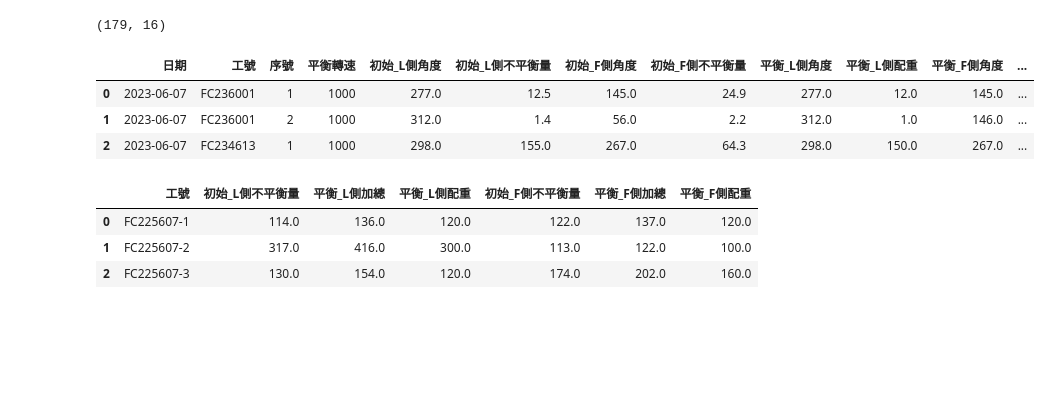
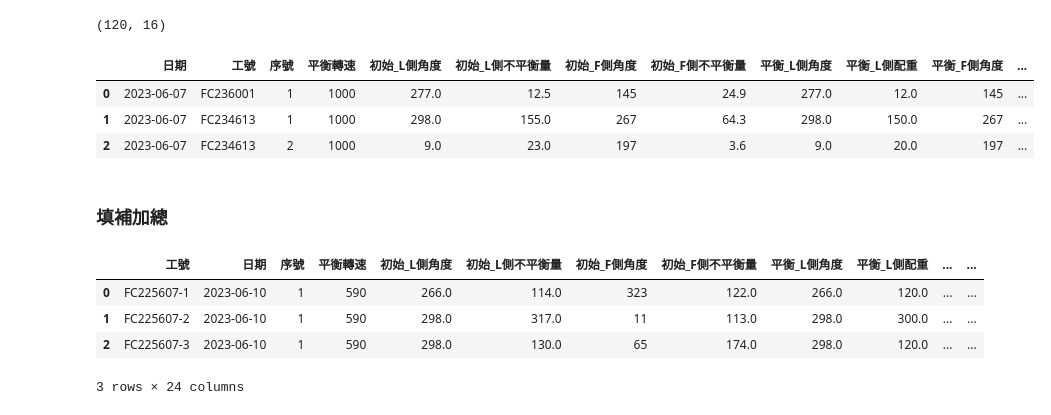
Before and after one commit to JulieKuo/balance_motor, a Jupyter notebook: parser_eda.ipynb, the cells around one changed output. Saved outputs shown, nothing was run; the diff lists cells and outputs as text; code cells hidden in the pictures; blank space fills up the shorter version.

```diff
--- a/parser_eda.ipynb
+++ b/parser_eda.ipynb
@@ -7,22 +8,13 @@ near_k = 2
 # %%
 df = pd.read_csv(r"C:\Users\tzuli\Documents\python\teco\data\train\train_data.csv")
+df = df.query("(初始_L側不平衡量 >= 4) or (初始_F側不平衡量 >= 4)").reset_index(drop = True)
 print(df.shape)
 df.head(3)
 # %% [output]
-(179, 16)
+(120, 16)
 |  | 日期 | 工號 | 序號 | 平衡轉速 | 初始_L側角度 | 初始_L側不平衡量 | 初始_F側角度 | 初始_F側不平衡量 | 平衡_L側角度 | 平衡_L側配重 | 平衡_F側角度 | ... |
-| 0 | 2023-06-07 | FC236001 | 1 | 1000 | 277.0 | 12.5 | 145.0 | 24.9 | 277.0 | 12.0 | 145.0 | ... |
-| 1 | 2023-06-07 | FC236001 | 2 | 1000 | 312.0 | 1.4 | 56.0 | 2.2 | 312.0 | 1.0 | 146.0 | ... |
-| 2 | 2023-06-07 | FC234613 | 1 | 1000 | 298.0 | 155.0 | 267.0 | 64.3 | 298.0 | 150.0 | 267.0 | ... |
+| 0 | 2023-06-07 | FC236001 | 1 | 1000 | 277.0 | 12.5 | 145 | 24.9 | 277.0 | 12.0 | 145 | ... |
+| 1 | 2023-06-07 | FC234613 | 1 | 1000 | 298.0 | 155.0 | 267 | 64.3 | 298.0 | 150.0 | 267 | ... |
+| 2 | 2023-06-07 | FC234613 | 2 | 1000 | 9.0 | 23.0 | 197 | 3.6 | 9.0 | 20.0 | 197 | ... |
-# %%
-df_total = df.groupby("工號").first()
-df_total1 = df.groupby("工號").agg({"平衡_L側配重": sum, "平衡_F側配重": sum})
-df_total1.columns = ["平衡_L側加總", "平衡_F側加總"]
-df_total = pd.merge(df_total, df_total1, left_index = True, right_index = True)
-df_total = df_total.reset_index().iloc[:, [0, 5, -2, 9, 7, -1, 11]]
-df_total.head(3)
-# %% [output]
-|  | 工號 | 初始_L側不平衡量 | 平衡_L側加總 | 平衡_L側配重 | 初始_F側不平衡量 | 平衡_F側加總 | 平衡_F側配重 |
-| 0 | FC225607-1 | 114.0 | 136.0 | 120.0 | 122.0 | 137.0 | 120.0 |
-| 1 | FC225607-2 | 317.0 | 416.0 | 300.0 | 113.0 | 122.0 | 100.0 |
-| 2 | FC225607-3 | 130.0 | 154.0 | 120.0 | 174.0 | 202.0 | 160.0 |
+# %% [markdown]
+### 填補加總
@@ -28,0 +27,24 @@ df_total.head(3)
+# %%
+df_total = df1.groupby("工號").first()
+df_total1 = df1.groupby("工號").agg({"平衡_L側配重": sum, "平衡_F側配重": sum})
+df_total1.columns = ["平衡_L側加總", "平衡_F側加總"]
+df_total = pd.merge(df_total, df_total1, left_index = True, right_index = True)
+df_total["L側重量差"] = df_total["平衡_L側加總"] - df_total["初始_L側不平衡量"]
+df_total["F側重量差"] = df_total["平衡_F側加總"] - df_total["初始_F側不平衡量"]
+df_total = df_total.reset_index()
+
+count_l = df1.query("平衡_L側配重 > 0").groupby("工號")["序號"].count().to_dict()
+df_total["L側次數"] = df_total["工號"].map(count_l)
+count_f = df1.query("平衡_F側配重 > 0").groupby("工號")["序號"].count().to_dict()
+df_total["F側次數"] = df_total["工號"].map(count_f)
+
+df_total["L側根數"] = ((df_total["初始_L側不平衡量"] // 60) + ((df_total["初始_L側不平衡量"] % 60) > 0).astype(int)).astype(int)
+df_total["F側根數"] = ((df_total["初始_F側不平衡量"] // 60) + ((df_total["初始_F側不平衡量"] % 60) > 0).astype(int)).astype(int)
+
+df_total.head(3)
+# %% [output]
+|  | 工號 | 日期 | 序號 | 平衡轉速 | 初始_L側角度 | 初始_L側不平衡量 | 初始_F側角度 | 初始_F側不平衡量 | 平衡_L側角度 | 平衡_L側配重 | ... | ... |
+| 0 | FC225607-1 | 2023-06-10 | 1 | 590 | 266.0 | 114.0 | 323 | 122.0 | 266.0 | 120.0 | ... | ... |
+| 1 | FC225607-2 | 2023-06-10 | 1 | 590 | 298.0 | 317.0 | 11 | 113.0 | 298.0 | 300.0 | ... | ... |
+| 2 | FC225607-3 | 2023-06-10 | 1 | 590 | 298.0 | 130.0 | 65 | 174.0 | 298.0 | 120.0 | ... | ... |
+3 rows × 24 columns
```
Also changed, not shown: parts of 15 cells of this notebook, 7 other files.
